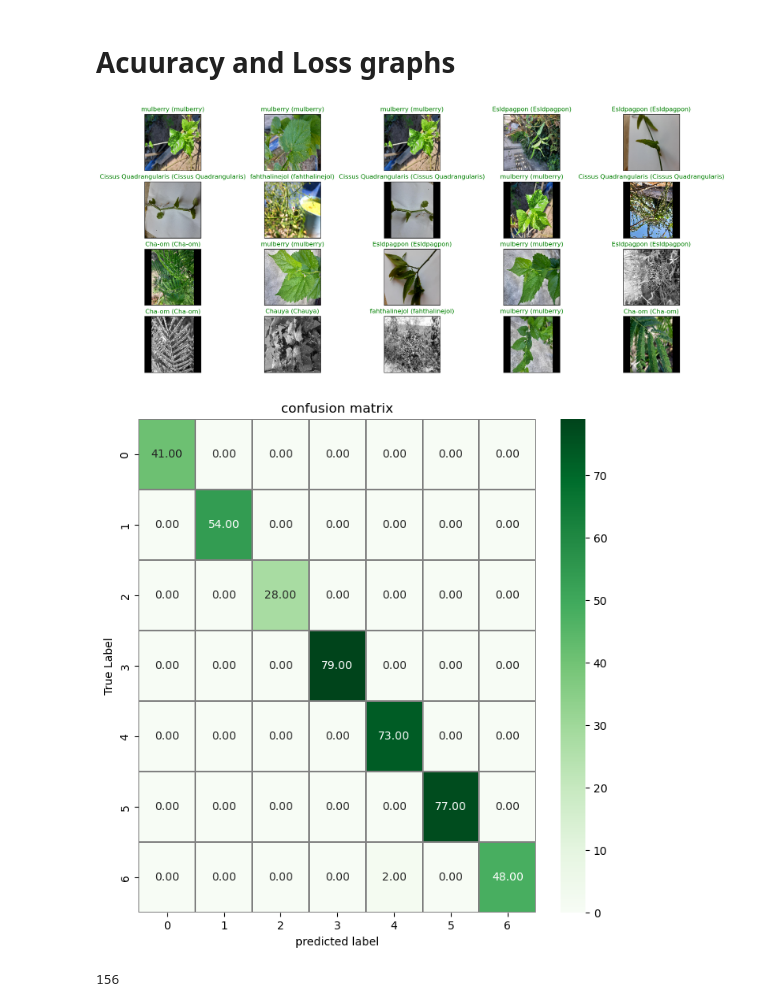
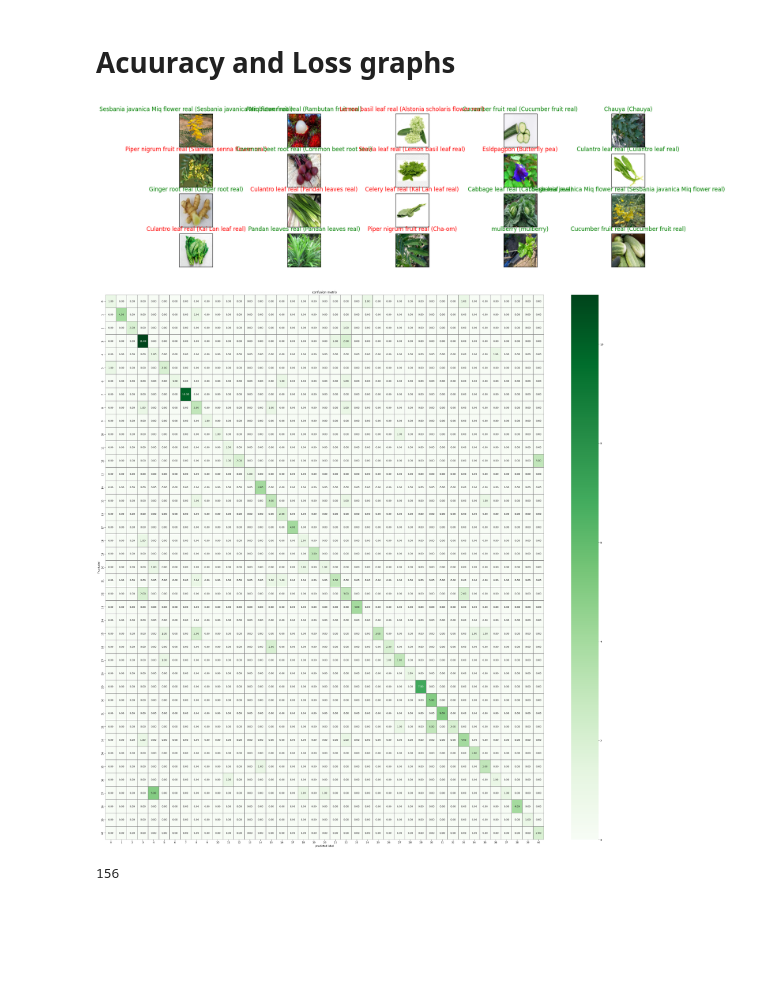
Before and after one commit to p-prompang5117/herb-recognizer, a Jupyter notebook: TestCNNmodel/Test_MobileNetV2_RMSprop.ipynb, the cells around one changed output. Drawn from its saved outputs; the diff is of its cells as text; code cells hidden in the pictures; blank space fills up the shorter version.

```diff
--- a/TestCNNmodel/Test_MobileNetV2_RMSprop.ipynb
+++ b/TestCNNmodel/Test_MobileNetV2_RMSprop.ipynb
@@ -89,8 +118,8 @@ print(y.shape)
 import matplotlib.pyplot as plt
 
 fig = plt.figure(figsize = (16,9))
-for i in range(10):
-    ax = fig.add_subplot(1,10,i+1,xticks=[],yticks=[])
+for i in range(30):
+    ax = fig.add_subplot(6,5,i+1,xticks=[],yticks=[])
     ax.imshow((X[i].astype(np.uint8)))
     plt.title(folders[y[i]])
 # %% [output]
@@ -181,5 +228,5 @@ ________________________________________________________________________________
 # %%
 model.compile(optimizer=tf.keras.optimizers.RMSprop(lr=0.0001), loss="categorical_crossentropy",metrics=["accuracy"])
 # %%
-model.fit(X_train,y_train,epochs=50,validation_data=(X_valid,y_valid),batch_size=128)
+model.fit(X_train,y_train,epochs=150,validation_data=(X_valid,y_valid),batch_size=128)
 # %% [output]
@@ -214,17 +261,17 @@ Loss: 0.0931013971567154
 # %%
 def visualize_pred(y_pred):
     fig = plt.figure(figsize=(20, 9))
     for i, idx in enumerate(np.random.choice(X_test.shape[0], size=20, replace=False)):
-        ax = fig.add_subplot(4, 5, i + 1, xticks=[], yticks=[])
+        ax = fig.add_subplot(6, 5, i + 1, xticks=[], yticks=[])
         ax.imshow(np.squeeze(X_test[idx]))
         pred_idx = np.argmax(y_pred[idx])
         true_idx = np.argmax(y_test[idx])
         ax.set_title("{} ({})".format(labels[pred_idx], labels[true_idx]),
                      color=("green" if pred_idx == true_idx else "red"))
 
 visualize_pred(model.predict(X_test))
 # %% [output]
-[figure, old version]
+[figure, new version]
 # %%
 import seaborn as sns
 from sklearn.metrics import confusion_matrix
@@ -233,7 +280,7 @@ Y_pred = model.predict(X_test)
 Y_pred_classes = np.argmax(Y_pred,axis = 1)
 Y_true = np.argmax(y_test,axis = 1)
 confusion_mtx = confusion_matrix(Y_true,Y_pred_classes)
-f,ax = plt.subplots(figsize = (8,8))
+f,ax = plt.subplots(figsize = (40,40))
 sns.heatmap(confusion_mtx,annot=True,linewidths = 0.01,cmap="Greens",
             linecolor = "gray",fmt = ".2f",ax=ax
             )
@@ -242,7 +289,7 @@ plt.ylabel("True Label")
 plt.title("confusion matrix")
 plt.show()
 # %% [output]
-[figure, old version]
+[figure, new version]
 # %%
 from sklearn.metrics import accuracy_score, classification_report, confusion_matrix
 # %%
```
Also changed, not shown: parts of 17 cells of this notebook, 1 other file.
